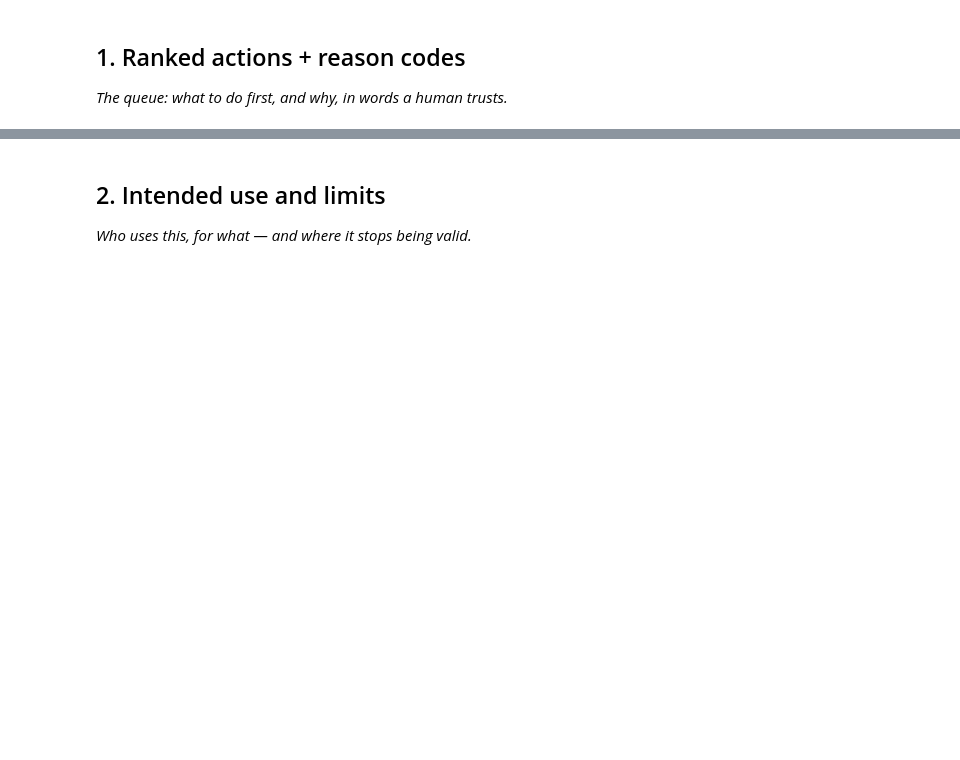
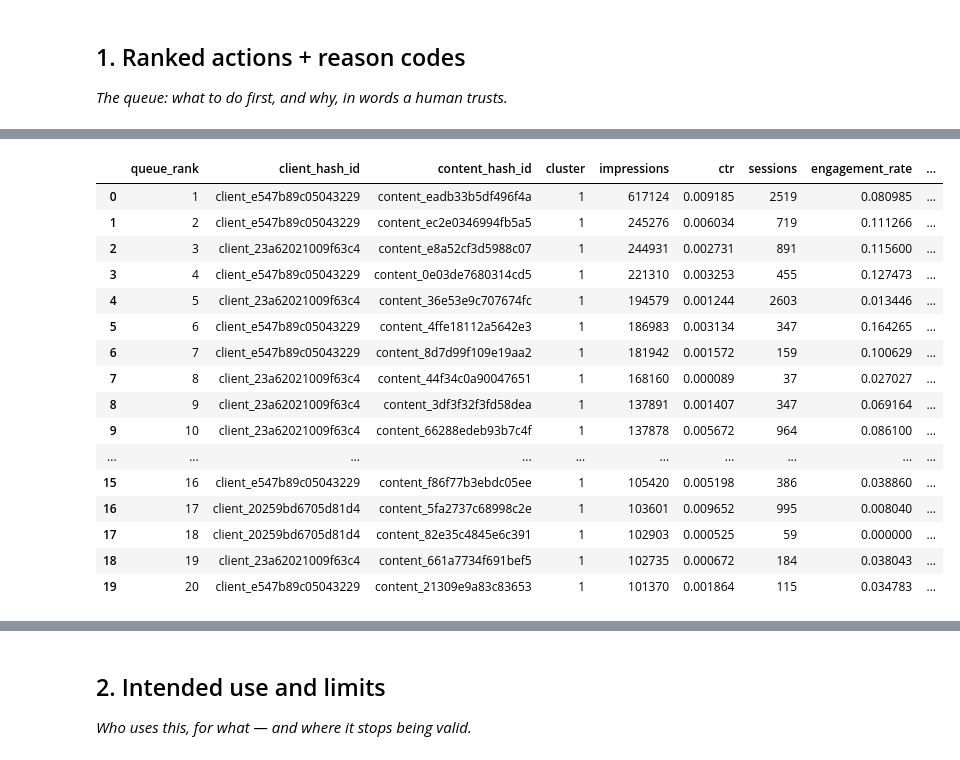
Before and after one commit to nando135/flyrank_ml_1, a Jupyter notebook: work/notebooks/w07_action_playbook.ipynb, the cells around one changed output, grey strips where cells are left out. Saved outputs shown, nothing was run; the diff lists cells and outputs as text; code cells hidden in the pictures; blank space fills up the shorter version.

```diff
--- a/work/notebooks/w07_action_playbook.ipynb
+++ b/work/notebooks/w07_action_playbook.ipynb
@@ -15,0 +224,87 @@ This skeleton is yours to fill. Work the sections **in order** — each one has
+# %%
+action_map = {
+    0: {
+        "action": "review_if_strategic",
+        "reason_code": "low_visibility_low_response",
+        "priority_level": 2
+    },
+    1: {
+        "action": "review_content_and_search_snippet",
+        "reason_code": "high_visibility_low_response",
+        "priority_level": 1
+    },
+    2: {
+        "action": "collect_more_data",
+        "reason_code": "insufficient_volume_extreme_rate",
+        "priority_level": 4
+    },
+    3: {
+        "action": "protect_and_monitor",
+        "reason_code": "engaged_low_volume",
+        "priority_level": 3
+    }
+}
+
+page_df["action"] = page_df["cluster"].map(
+    lambda x: action_map[x]["action"]
+)
+
+page_df["reason_code"] = page_df["cluster"].map(
+    lambda x: action_map[x]["reason_code"]
+)
+
+page_df["priority_level"] = page_df["cluster"].map(
+    lambda x: action_map[x]["priority_level"]
+)
+
+page_df["within_cluster_priority"] = (
+    page_df
+    .groupby("cluster")["impressions"]
+    .rank(method="first", ascending=False)
+)
+
+queue_df = (
+    page_df
+    .sort_values(
+        ["priority_level", "within_cluster_priority"],
+        ascending=[True, True]
+    )
+    .reset_index(drop=True)
+)
+
+queue_df["queue_rank"] = queue_df.index + 1
+
+display(
+    queue_df[
+        [
+            "queue_rank",
+            "client_hash_id",
+            "content_hash_id",
+            "cluster",
+            "impressions",
+            "ctr",
+            "sessions",
+            "engagement_rate",
+            "action",
+            "reason_code"
+        ]
+    ].head(20)
+)
+# %% [output]
+|  | queue_rank | client_hash_id | content_hash_id | cluster | impressions | ctr | sessions | engagement_rate | ... |
+| 0 | 1 | client_e547b89c05043229 | content_eadb33b5df496f4a | 1 | 617124 | 0.009185 | 2519 | 0.080985 | ... |
+| 1 | 2 | client_e547b89c05043229 | content_ec2e0346994fb5a5 | 1 | 245276 | 0.006034 | 719 | 0.111266 | ... |
+| 2 | 3 | client_23a62021009f63c4 | content_e8a52cf3d5988c07 | 1 | 244931 | 0.002731 | 891 | 0.115600 | ... |
+| 3 | 4 | client_e547b89c05043229 | content_0e03de7680314cd5 | 1 | 221310 | 0.003253 | 455 | 0.127473 | ... |
+| 4 | 5 | client_23a62021009f63c4 | content_36e53e9c707674fc | 1 | 194579 | 0.001244 | 2603 | 0.013446 | ... |
+| 5 | 6 | client_e547b89c05043229 | content_4ffe18112a5642e3 | 1 | 186983 | 0.003134 | 347 | 0.164265 | ... |
+| 6 | 7 | client_e547b89c05043229 | content_8d7d99f109e19aa2 | 1 | 181942 | 0.001572 | 159 | 0.100629 | ... |
+| 7 | 8 | client_23a62021009f63c4 | content_44f34c0a90047651 | 1 | 168160 | 0.000089 | 37 | 0.027027 | ... |
+| 8 | 9 | client_23a62021009f63c4 | content_3df3f32f3fd58dea | 1 | 137891 | 0.001407 | 347 | 0.069164 | ... |
+| 9 | 10 | client_23a62021009f63c4 | content_66288edeb93b7c4f | 1 | 137878 | 0.005672 | 964 | 0.086100 | ... |
+| ... | ... | ... | ... | ... | ... | ... | ... | ... | ... |
+| 15 | 16 | client_e547b89c05043229 | content_f86f77b3ebdc05ee | 1 | 105420 | 0.005198 | 386 | 0.038860 | ... |
+| 16 | 17 | client_20259bd6705d81d4 | content_5fa2737c68998c2e | 1 | 103601 | 0.009652 | 995 | 0.008040 | ... |
+| 17 | 18 | client_20259bd6705d81d4 | content_82e35c4845e6c391 | 1 | 102903 | 0.000525 | 59 | 0.000000 | ... |
+| 18 | 19 | client_23a62021009f63c4 | content_661a7734f691bef5 | 1 | 102735 | 0.000672 | 184 | 0.038043 | ... |
+| 19 | 20 | client_e547b89c05043229 | content_21309e9a83c83653 | 1 | 101370 | 0.001864 | 115 | 0.034783 | ... |
```
Also changed, not shown: parts of 11 cells of this notebook.
